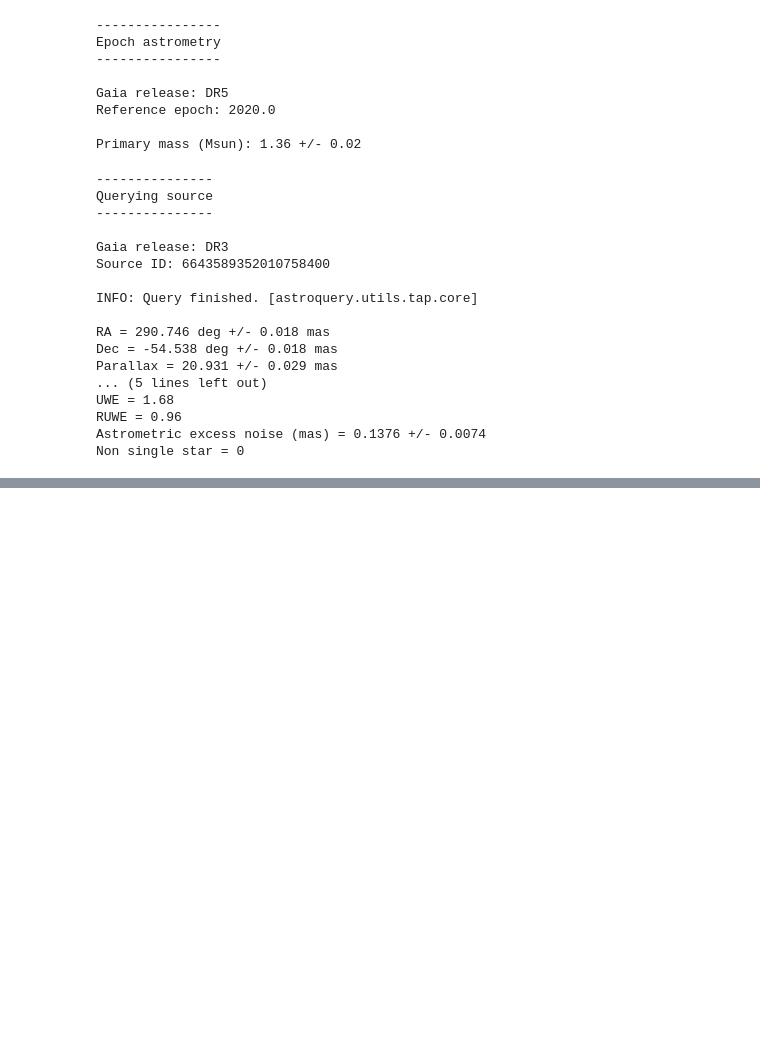
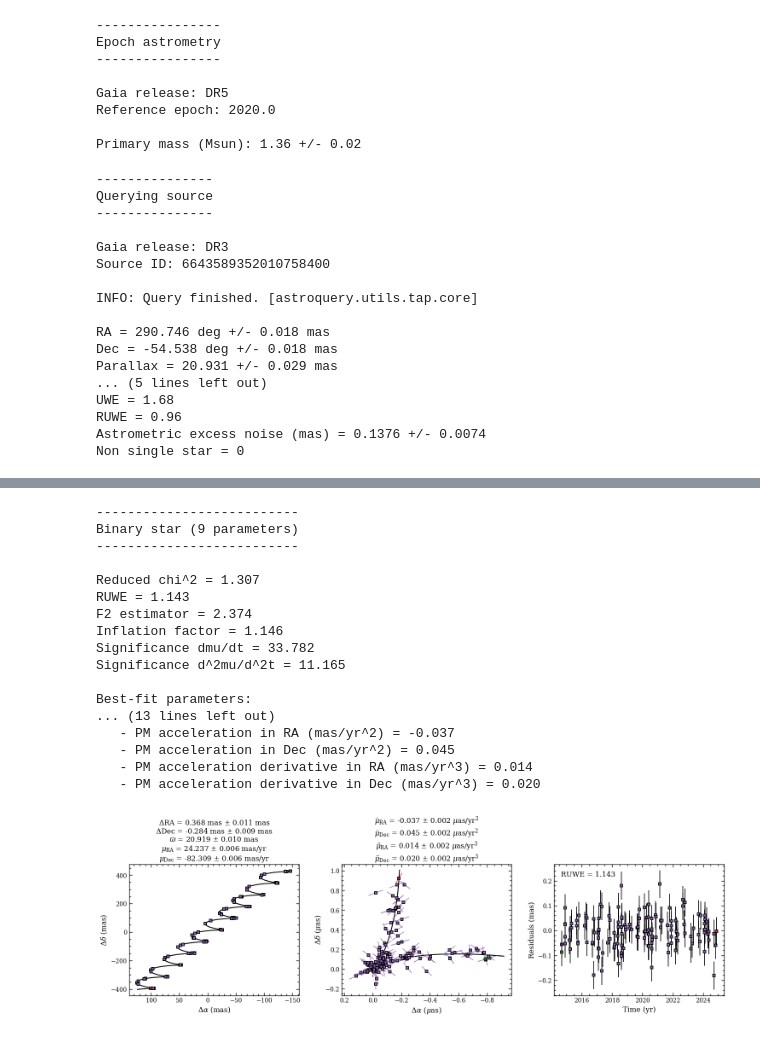
Before and after one commit to tomasstolker/exogaia, a Jupyter notebook: docs/tutorials/occurrence_rate.ipynb, the cells around one changed output, grey strips where cells are left out. Saved outputs shown, nothing was run; the diff lists cells and outputs as text; code cells hidden in the pictures; blank space fills up the shorter version.

Commit message:
Support for non-zero flux ratios between companion and star, providing parameters in a dictionary instead of list, updated tutorials

```diff
--- a/docs/tutorials/occurrence_rate.ipynb
+++ b/docs/tutorials/occurrence_rate.ipynb
@@ -155,0 +159,21 @@ Best-fit parameters:
+# %%
+results = leastsq.accel_9param(plot_file='plot.png')
+# %% [output]
+--------------------------
+Binary star (9 parameters)
+--------------------------
+
+Reduced chi^2 = 1.307
+RUWE = 1.143
+F2 estimator = 2.374
+Inflation factor = 1.146
+Significance dmu/dt = 33.782
+Significance d^2mu/d^2t = 11.165
+
+Best-fit parameters:
+... (13 lines left out)
+   - PM acceleration in RA (mas/yr^2) = -0.037
+   - PM acceleration in Dec (mas/yr^2) = 0.045
+   - PM acceleration derivative in RA (mas/yr^3) = 0.014
+   - PM acceleration derivative in Dec (mas/yr^3) = 0.020
+[figure, added]
```
Also changed, not shown: parts of 6 cells of this notebook, 16 other files.
